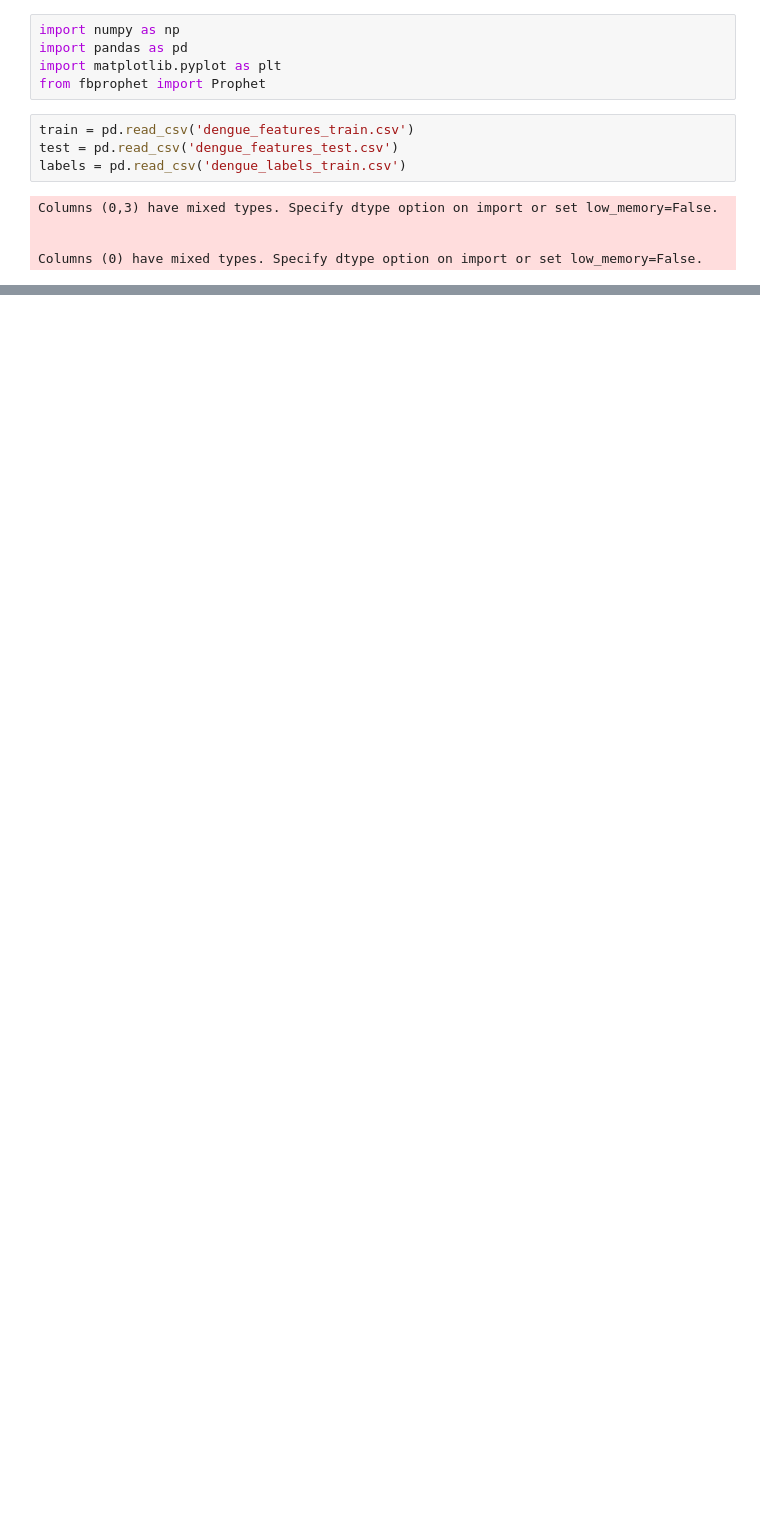
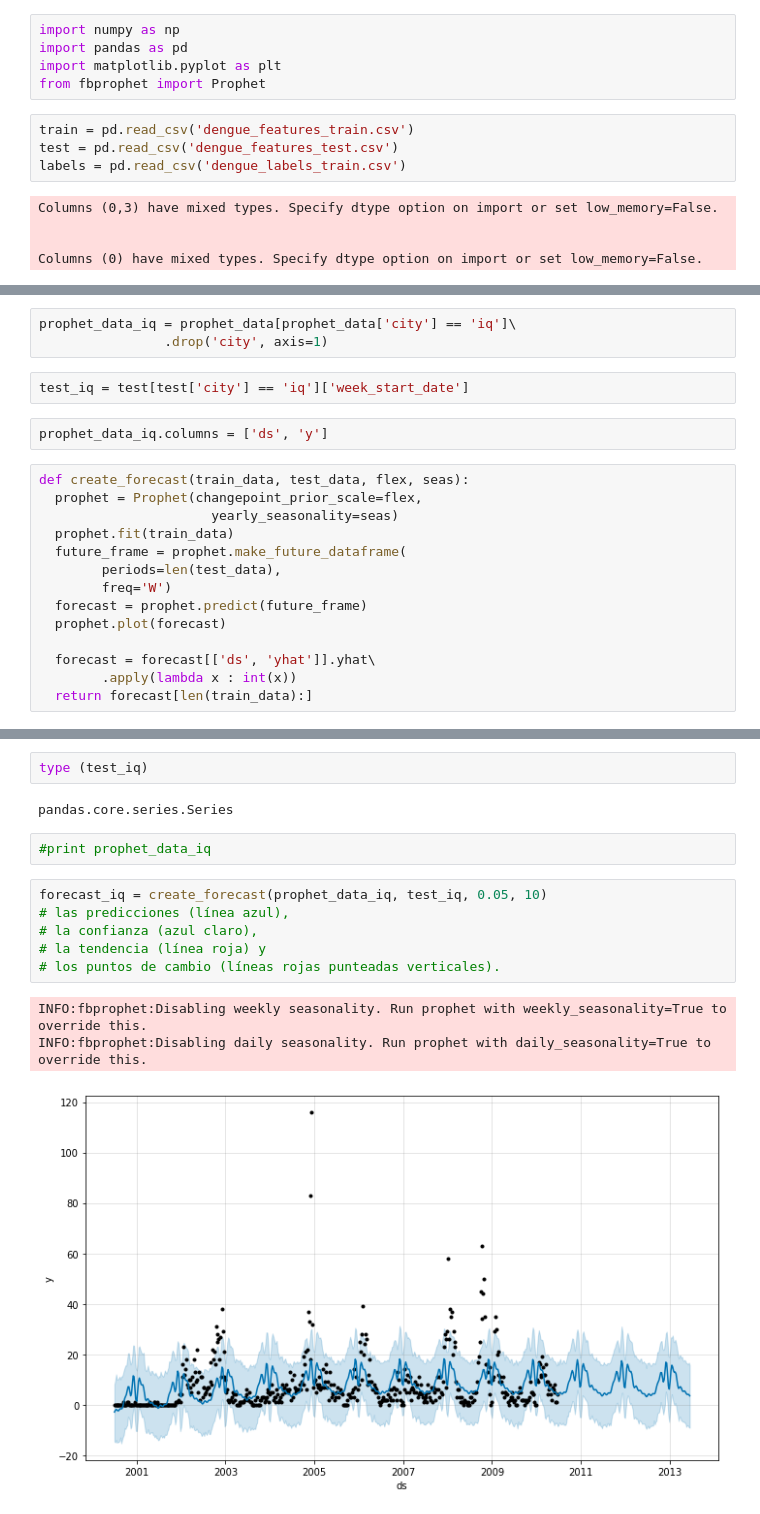
Before and after one commit to FraGoTe/PrediccionDengueIquitos, a Jupyter notebook: CasosDengueIquitos.ipynb, the cells around one changed output, grey strips where cells are left out. Drawn from its saved outputs; the diff is of its cells as text; blank space fills up the shorter version.

```diff
--- a/CasosDengueIquitos.ipynb
+++ b/CasosDengueIquitos.ipynb
@@ -20,0 +24,21 @@ Columns (0) have mixed types. Specify dtype option on import or set low_memory=F
+# %%
+prophet_data_iq = prophet_data[prophet_data['city'] == 'iq']\
+                .drop('city', axis=1)
+# %%
+test_iq = test[test['city'] == 'iq']['week_start_date']
+# %%
+prophet_data_iq.columns = ['ds', 'y']
+# %%
+def create_forecast(train_data, test_data, flex, seas):
+  prophet = Prophet(changepoint_prior_scale=flex,
+                      yearly_seasonality=seas)
+  prophet.fit(train_data)
+  future_frame = prophet.make_future_dataframe(
+        periods=len(test_data),
+        freq='W')
+  forecast = prophet.predict(future_frame)
+  prophet.plot(forecast)
+
+  forecast = forecast[['ds', 'yhat']].yhat\
+        .apply(lambda x : int(x))
+  return forecast[len(train_data):]
@@ -20,0 +49,16 @@ Columns (0) have mixed types. Specify dtype option on import or set low_memory=F
+# %%
+type (test_iq)
+# %% [output]
+pandas.core.series.Series
+# %%
+#print prophet_data_iq
+# %%
+forecast_iq = create_forecast(prophet_data_iq, test_iq, 0.05, 10)
+# las predicciones (línea azul),
+# la confianza (azul claro),
+# la tendencia (línea roja) y
+# los puntos de cambio (líneas rojas punteadas verticales).
+# %% [output]
+INFO:fbprophet:Disabling weekly seasonality. Run prophet with weekly_seasonality=True to override this.
+INFO:fbprophet:Disabling daily seasonality. Run prophet with daily_seasonality=True to override this.
+[figure, added]
```
Also changed, not shown: parts of 3 cells of this notebook.
